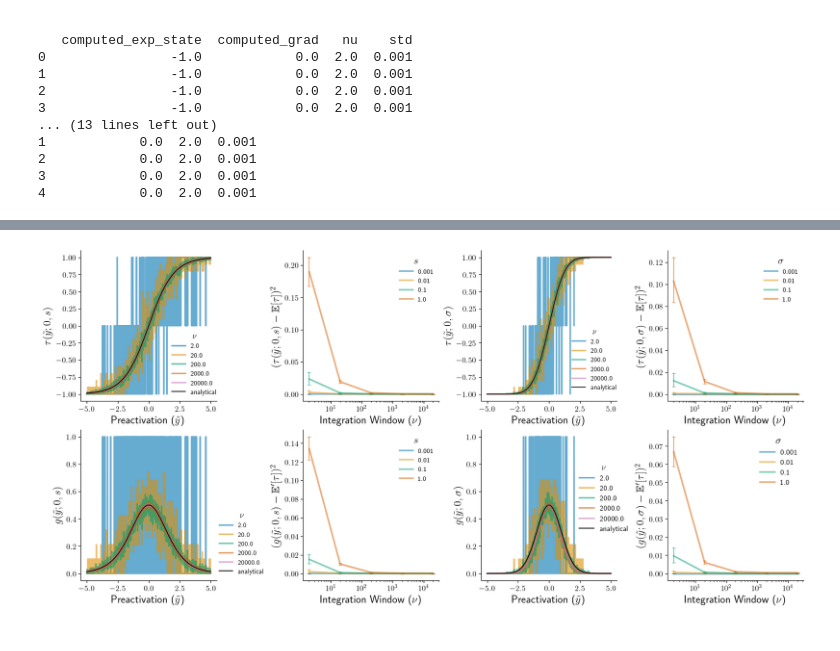
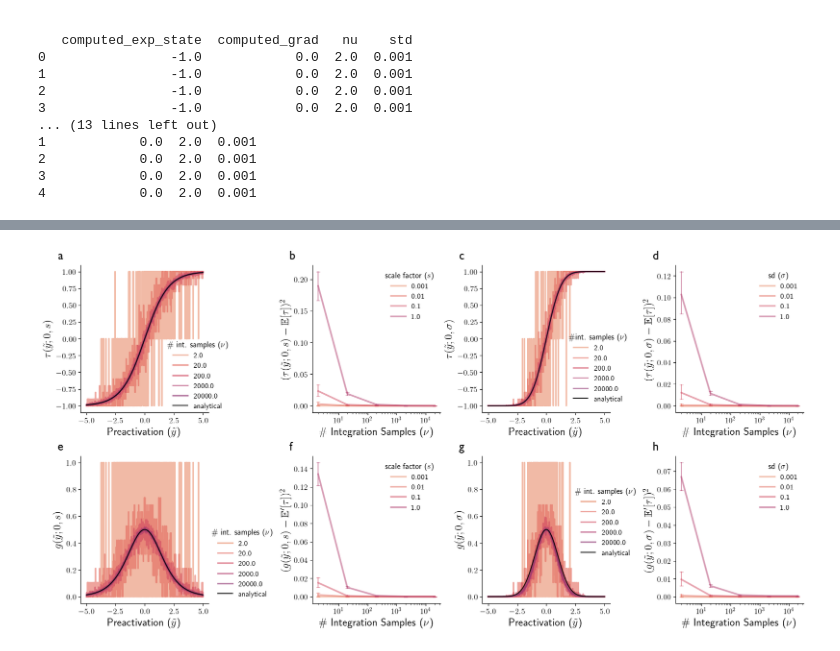
Before and after one commit to vjaltare/sawy, a Jupyter notebook: notebooks/sigmoid_sampling_analysis.ipynb, the cells around one changed output, grey strips where cells are left out. Drawn from its saved outputs; the diff is of its cells as text; code cells hidden in the pictures.

Commit message:
plotting scripts...pre-rev 1

```diff
--- a/notebooks/sigmoid_sampling_analysis.ipynb
+++ b/notebooks/sigmoid_sampling_analysis.ipynb
@@ -135,6 +154,9 @@ log_df["std"] = round(log_df["std"], 3)
 # %%
-cb_pal = sns.color_palette("colorblind")
-flare_pal = sns.color_palette("flare")
+today = date.today().isoformat()
+
+cb_pal = sns.color_palette("flare") # use this to toggle color palettes
+inset_pal = sns.color_palette("crest")
+# flare_pal = sns.color_palette("flare")
 
 # filter across noise levels
 std_sel = 1.0
@@ -153,7 +175,7 @@ ex_gauss_df = g_df.loc[g_df["nu"] == 2.0] # df to store exact exp and grads for
 # ax3 = fig.add_gridspec(gs[2]) # gaussian activation
 # ax4 = fig.add_gridspec(gs[4]) # gaussian activation error
 
-fig, ax = plt.subplots(2, 4, figsize=(16, 7.5), layout="constrained")
+fig, ax = plt.subplots(2, 4, figsize=(16, 8), layout="constrained")
 
 ax1 = ax[0,0] # logistic activation
 ax2 = ax[0,1] # logistic activation error
@@ -170,13 +192,14 @@ sns.lineplot(data=l_df, x="input", y="computed_exp_state", lw=2.2, palette=cb_pa
 sns.lineplot(data=ex_log_df, x="input", y="exp_state_logistic", lw=1.5, color="k", alpha=0.9, ax=ax1, label="analytical")
 ax1.set_xlabel(r"Preactivation ($\tilde{y}$)", fontsize=16)
 ax1.set_ylabel(r"$\tau(\tilde{y}; 0, s)$", fontsize=16)
-ax1.legend(frameon=False, title=r"$\nu$", title_fontsize=12, loc=(0.65, 0.02))
+# ax1.legend(frameon=False, title=r"$\nu$", title_fontsize=12, loc=(0.65, 0.02))
+ax1.legend(frameon=False, title=r"\# int. samples ($\nu$)", title_fontsize=12, loc=(0.65, 0.0), fontsize=11)
 
 sns.lineplot(data=log_df, x="nu", y="state_se", lw=2.5, palette=cb_pal, alpha=0.5, ax=ax2, hue="std", err_style="bars", err_kws={"capsize": 3})
 ax2.set_xscale("log", base=10)
-ax2.set_xlabel(r"Integration Window ($\nu$)", fontsize=16)
+ax2.set_xlabel(r"\# Integration Samples ($\nu$)", fontsize=16)
 ax2.set_ylabel(r"$(\tau(\tilde{y}; 0, s) - \mathbb{E}[\tau])^2$", fontsize=16)
-ax2.legend(frameon=False, title=r"$s$", title_fontsize=15)
+ax2.legend(frameon=False, title=r"scale factor ($s$)", title_fontsize=12, fontsize=11)
 # ax2.set_yscale("log", base=10)
 
 # gaussian activation plots
@@ -184,51 +207,59 @@ sns.lineplot(data=g_df, x="input", y="computed_exp_state", lw=2.0, palette=cb_pa
 sns.lineplot(data=ex_gauss_df, x="input", y="exp_state_gauss", lw=1.5, color="k", alpha=0.8, ax=ax3, label="analytical")
 ax3.set_xlabel(r"Preactivation ($\tilde{y}$)", fontsize=16)
 ax3.set_ylabel(r"$\tau(\tilde{y}; 0, \sigma)$", fontsize=16)
-ax3.legend(frameon=False, title=r"$\nu$", title_fontsize=12, loc=(0.65, 0.05))
+ax3.legend(frameon=False, title=r"\#int. samples ($\nu$)", title_fontsize=12, loc=(0.65, 0.05), fontsize=11)
 
 sns.lineplot(data=gauss_df, x="nu", y="state_se", lw=2.5, palette=cb_pal, alpha=0.5, ax=ax4, hue="std", err_style="bars", err_kws={"capsize": 3})
 ax4.set_xscale("log", base=10)
-ax4.set_xlabel(r"Integration Window ($\nu$)", fontsize=16)
+ax4.set_xlabel(r"\# Integration Samples ($\nu$)", fontsize=16)
 ax4.set_ylabel(r"$(\tau(\tilde{y}; 0, \sigma) - \mathbb{E}[\tau])^2$", fontsize=16)
-ax4.legend(frameon=False, title=r"$\sigma$", title_fontsize=15)
+ax4.legend(frameon=False, title=r"sd ($\sigma$)", title_fontsize=12, fontsize=11)
 
 
 # logistic gradient plots
 sns.lineplot(data=l_df, x="input", y="computed_grad", lw=2.2, palette=cb_pal, alpha=0.6, ax=ax5, hue="nu")
 sns.lineplot(data=ex_log_df, x="input", y="exact_grad_logistic", lw=1.5, color="k", alpha=0.9, ax=ax5, label="analytical")
 ax5.set_xlabel(r"Preactivation ($\tilde{y}$)", fontsize=16)
 ax5.set_ylabel(r"$g(\tilde{y}; 0, s)$", fontsize=16)
-ax5.legend(frameon=False, title=r"$\nu$", title_fontsize=12, loc=(1., 0.02))
+ax5.legend(frameon=False, title=r"\# int. samples ($\nu$)", title_fontsize=12, loc=(1., 0.02), fontsize=11)
 
 sns.lineplot(data=log_df, x="nu", y="grad_se", lw=2.5, palette=cb_pal, alpha=0.5, ax=ax6, hue="std", err_style="bars", err_kws={"capsize": 3})
 ax6.set_xscale("log", base=10)
-ax6.set_xlabel(r"Integration Window ($\nu$)", fontsize=16)
+ax6.set_xlabel(r"\# Integration Samples ($\nu$)", fontsize=16)
 ax6.set_ylabel(r"$(g(\tilde{y}; 0, s) - \mathbb{E}^\prime[\tau])^2$", fontsize=16)
-ax6.legend(frameon=False, title=r"$s$", title_fontsize=15)
+ax6.legend(frameon=False, title=r"scale factor ($s$)", title_fontsize=12, fontsize=11)
 
 
 # gaussian gradient plots
 sns.lineplot(data=g_df, x="input", y="computed_grad", lw=2.2, palette=cb_pal, alpha=0.6, ax=ax7, hue="nu")
 sns.lineplot(data=ex_gauss_df, x="input", y="exact_mm_grad_gauss", lw=1.5, color="k", alpha=0.9, ax=ax7, label="analytical")
 ax7.set_xlabel(r"Preactivation ($\tilde{y}$)", fontsize=16)
 ax7.set_ylabel(r"$g(\tilde{y}; 0, \sigma)$", fontsize=16)
-ax7.legend(frameon=False, title=r"$\nu$", title_fontsize=12, loc=(0.7, 0.3), fontsize=11)
+ax7.legend(frameon=False, title=r"\# int. samples ($\nu$)", title_fontsize=12, loc=(0.7, 0.3), fontsize=11)
 
 sns.lineplot(data=gauss_df, x="nu", y="grad_se", lw=2.5, palette=cb_pal, alpha=0.5, ax=ax8, hue="std", err_style="bars", err_kws={"capsize": 3})
 ax8.set_xscale("log", base=10)
-ax8.set_xlabel(r"Integration Window ($\nu$)", fontsize=16)
+ax8.set_xlabel(r"\# Integration Samples ($\nu$)", fontsize=16)
 ax8.set_ylabel(r"$(g(\tilde{y}; 0, \sigma) - \mathbb{E}^\prime[\tau])^2$", fontsize=16)
-ax8.legend(frameon=False, title=r"$\sigma$", title_fontsize=15, fontsize=11)
+ax8.legend(frameon=False, title=r"sd ($\sigma$)", title_fontsize=12, fontsize=11)
 
 for axs in ax.ravel():
     axs.tick_params(axis="both", labelsize=12)
+
+for n, axs in enumerate(ax.ravel()):
+    axs.text(-0.18, 1.02, string.ascii_lowercase[n],
+             transform=axs.transAxes,
+             usetex=False,                      # bypass the LaTeX backend
+             fontfamily="Gill Sans",            # or "Gill Sans MT" / "GillSans"
+             fontweight="bold", fontsize=18,
+             va="bottom", ha="left")
 
 
 # plt.tight_layout(h_pad=0.5, w_pad=0.9)
 # plt.tight_layout()
 sns.despine()
 
-# plt.savefig(os.path.join(FIGURES_PATH, f"noisy_activation_comparison_transparent_{today}.pdf"), bbox_inches="tight", transparent=True, dpi=300)
+plt.savefig(os.path.join(FIGURES_PATH, f"noisy_activation_comparison_transparent_{today}.pdf"), bbox_inches="tight", transparent=True, dpi=300)
 # %% [output]
-[figure, old version]
+[figure, new version]
 # %%
```
Also changed, not shown: parts of 5 cells of this notebook, 8 other files.
